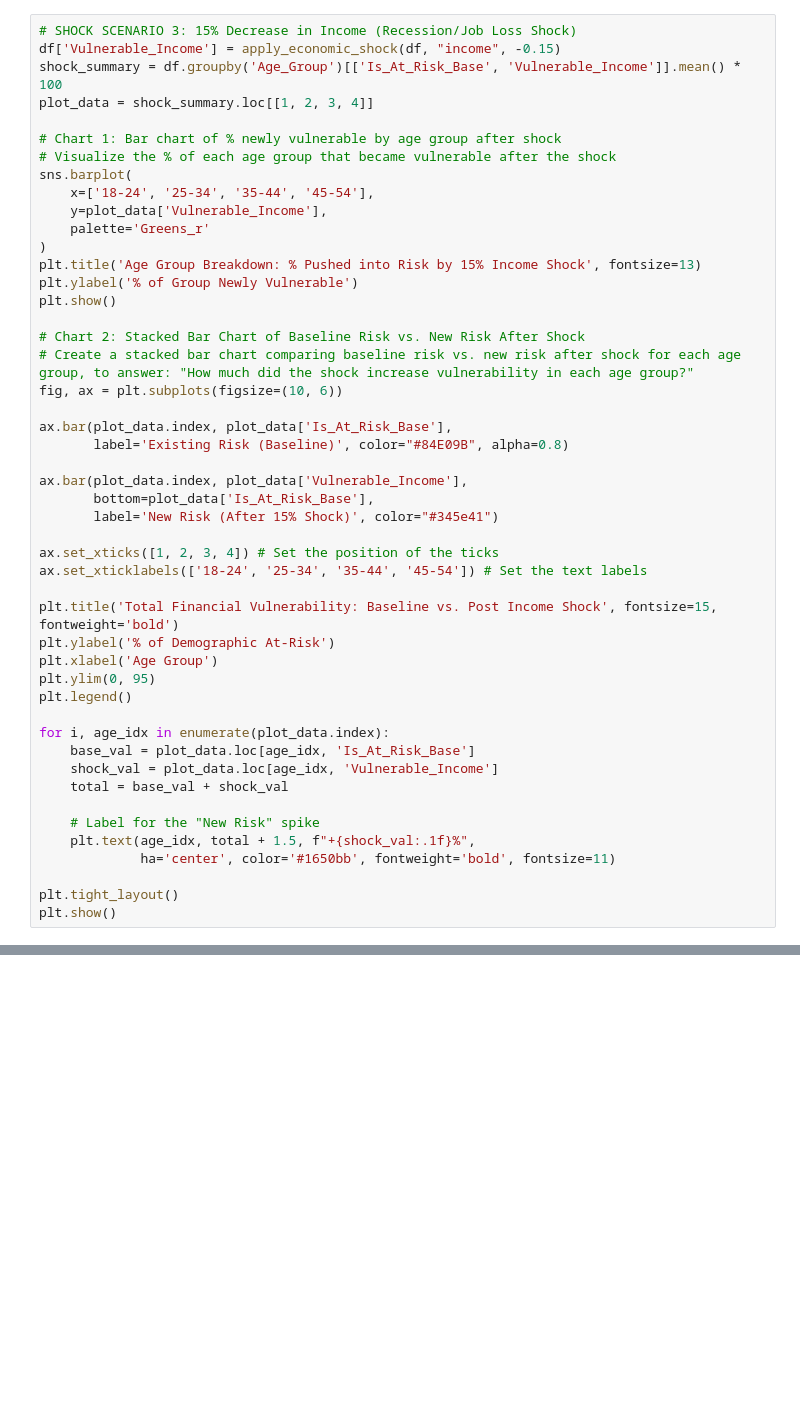
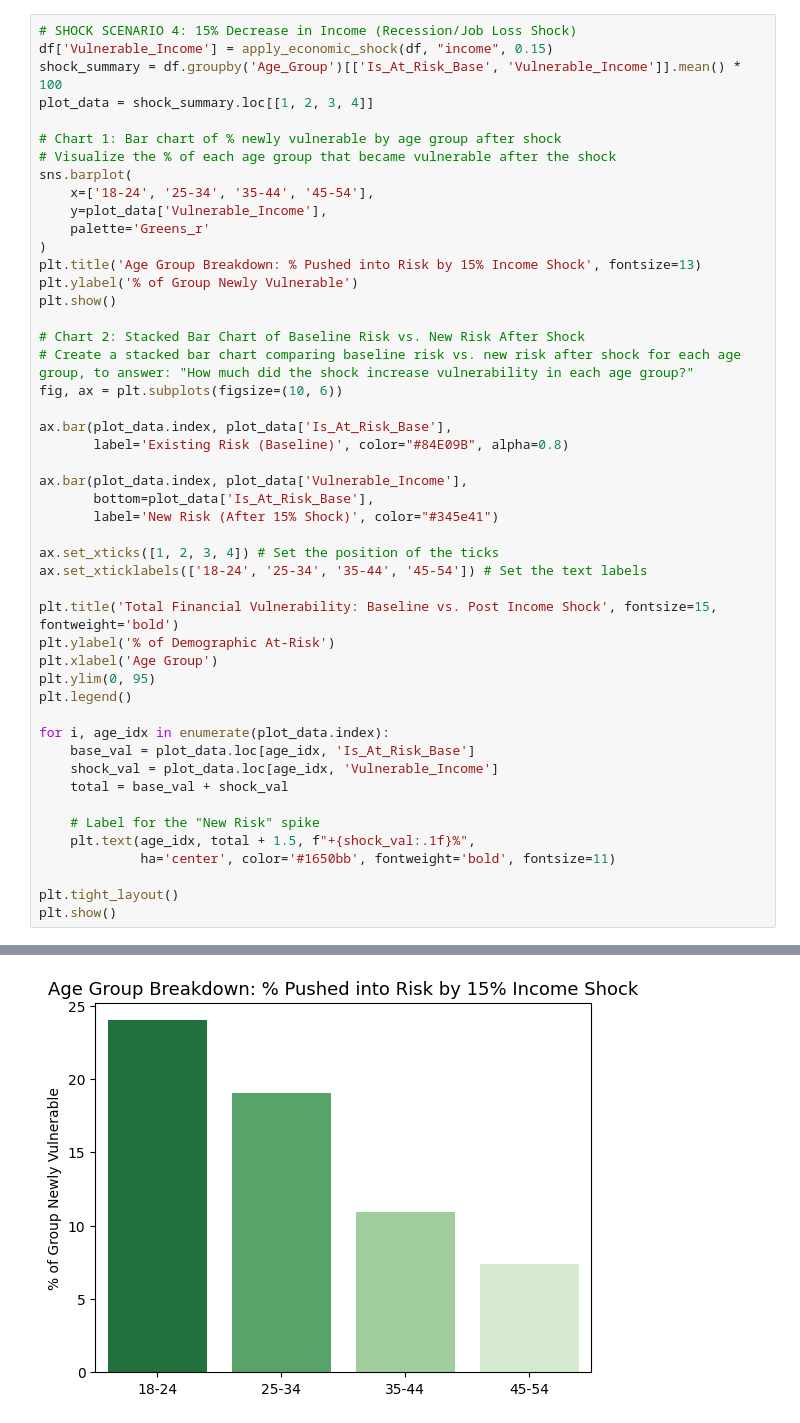
Before and after one commit to jadynm0/JTAFinance, a Jupyter notebook: Datathon-Personal-Finance.ipynb, the cells around one changed output, grey strips where cells are left out. Drawn from its saved outputs; the diff is of its cells as text; blank space fills up the shorter version.

```diff
--- a/Datathon-Personal-Finance.ipynb
+++ b/Datathon-Personal-Finance.ipynb
@@ -228,6 +364,6 @@ plt.show()
 # %%
-# SHOCK SCENARIO 3: 15% Decrease in Income (Recession/Job Loss Shock)
-df['Vulnerable_Income'] = apply_economic_shock(df, "income", -0.15)
+# SHOCK SCENARIO 4: 15% Decrease in Income (Recession/Job Loss Shock)
+df['Vulnerable_Income'] = apply_economic_shock(df, "income", 0.15)
 shock_summary = df.groupby('Age_Group')[['Is_At_Risk_Base', 'Vulnerable_Income']].mean() * 100
 plot_data = shock_summary.loc[[1, 2, 3, 4]]
 
@@ -273,3 +409,4 @@ for i, age_idx in enumerate(plot_data.index):
 
 plt.tight_layout()
 plt.show()
+# %% [output]
@@ -275,0 +416 @@ plt.show()
+[figure, added]
```
Also changed, not shown: parts of 16 cells of this notebook.
